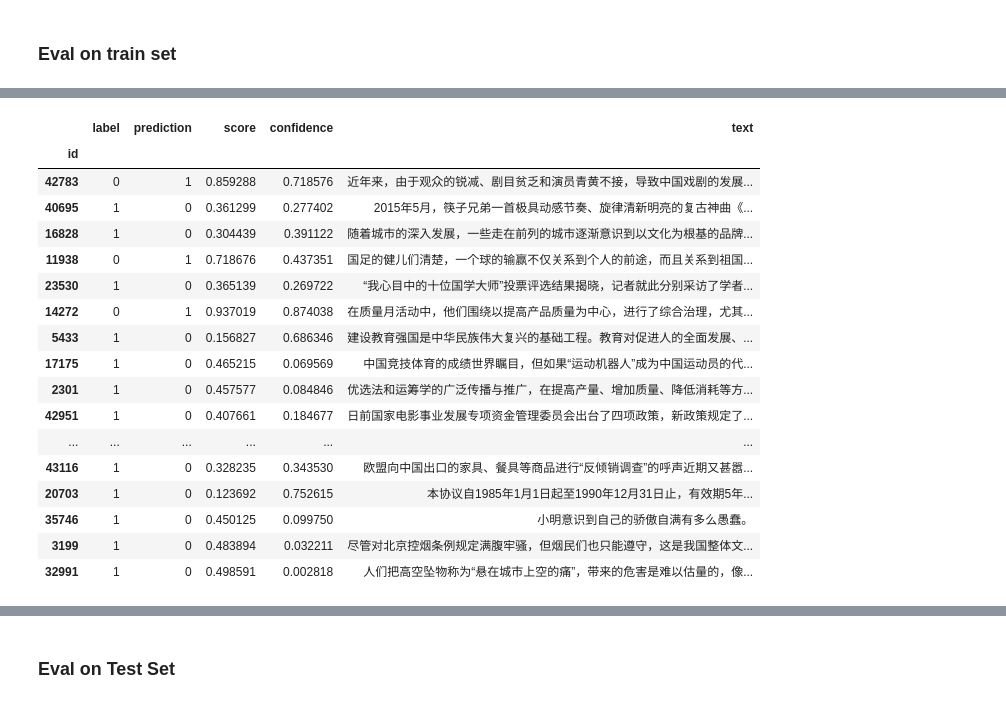
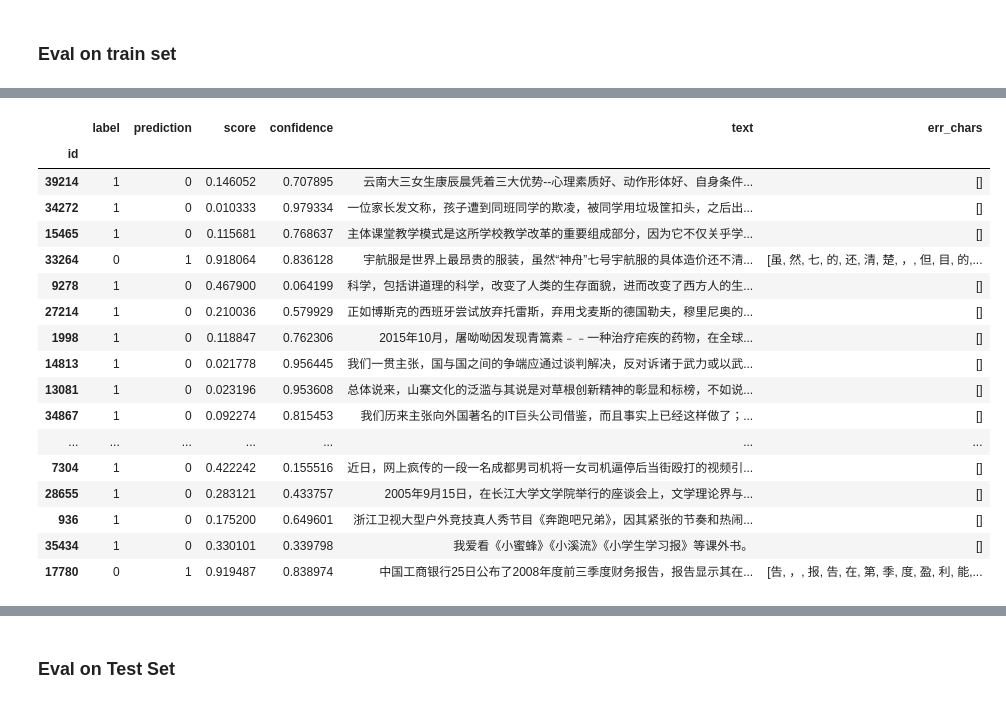
Before and after one commit to holajoa/chinese-grammar-error-detection, a Jupyter notebook: notebooks/predict.ipynb, the cells around one changed output, grey strips where cells are left out. Drawn from its saved outputs; the diff is of its cells as text; code cells hidden in the pictures.

```diff
--- a/notebooks/predict.ipynb
+++ b/notebooks/predict.ipynb
@@ -133,0 +77,31 @@ RuntimeError: Expected all tensors to be on the same device, but found at least
+# %%
+checkpoints = [
+    '../finetuned_models/ner_run_aug_74866/fold0/checkpoint-12195/pytorch_model.bin',
+    # '../finetuned_models/ner_run_aug_74866/fold1/checkpoint-12195/pytorch_model.bin',
+    # '../finetuned_models/ner_run_aug_74866/fold2/checkpoint-12195/pytorch_model.bin',
+    # '../finetuned_models/ner_run_aug_74866/fold3/checkpoint-8130/pytorch_model.bin',
+    # '../finetuned_models/ner_run_aug_74866/fold4/checkpoint-4065/pytorch_model.bin',
+    # '../finetuned_models/ner_run_aug_74866/fold5/checkpoint-8130/pytorch_model.bin',
+    # '../finetuned_models/ner_run_aug_74866/fold6/checkpoint-12195/pytorch_model.bin',
+    # '../finetuned_models/ner_run_aug_74866/fold7/checkpoint-8130/pytorch_model.bin',
+    # '../finetuned_models/ner_run_aug_74866/fold8/checkpoint-8130/pytorch_model.bin',
+    # '../finetuned_models/ner_run_aug_74866/fold9/checkpoint-12195/pytorch_model.bin'
+]
+
+data_configs = {
+    'model_name':model_name,
+    'maxlength':128,
+    'train_val_split':-1,
+    'test':True,
+    'remove_username':False,
+    'remove_punctuation':False,
+    'to_simplified':False,
+    'emoji_to_text':False,
+    'split_words':False,
+    'cut_all':False,
+}
+clf = PipelineGED(model_name=model_name, data_configs=data_configs)
+
+def apply_ged_pipeline(texts):
+    probs, seq_probs, err_char_lst = clf(texts=texts, checkpoints=checkpoints, device=device, output_probabilities=True, display=False)
+    return probs, seq_probs, err_char_lst
@@ -134,19 +112,21 @@ RuntimeError: Expected all tensors to be on the same device, but found at least
 # %% [markdown]
 ### Eval on train set
 # %%
-from torch.nn import Softmax
+probs, seq_probs, err_char_lst = apply_ged_pipeline(train_df.text.values)
 
-sm = Softmax(dim=1)
-prediction = torch.stack(output_tensors).mean(0).argmax(1).cpu().numpy()
+prediction = probs.argmax(1)
 
 data = train_df[['label', 'text']]
 data['prediction'] = prediction
-data['score'] = sm(torch.stack(output_tensors).mean(0))[:, 1].cpu().numpy()
+data['score'] = probs[:, 1]
 data['confidence'] = 1 - 2*np.abs(data.score.values - data.prediction)
 data = data[['label', 'prediction', 'score', 'confidence', 'text']]
+data['err_chars'] = err_char_lst
 print(len(data[data.label != data.prediction]))
-with pd.option_context('display.max_rows', None, 'display.max_columns', None):
+with pd.option_context('display.max_rows', None, 'display.max_columns', None, ):
+    pd.options.display.max_colwidth = 100
     # display(data[data.label != data.prediction].sort_values(by='score'))
     display(data[data.label != data.prediction])
 # data[data.label != data.prediction].to_csv('../case_analysis/aug.csv')
+ntf()
 # %% [output]
@@ -154,21 +134,21 @@ with pd.option_context('display.max_rows', None, 'display.max_columns', None):
-|  | label | prediction | score | confidence | text |
-| id |  |  |  |  |  |
-| 42783 | 0 | 1 | 0.859288 | 0.718576 | 近年来，由于观众的锐减、剧目贫乏和演员青黄不接，导致中国戏剧的发展... |
-| 40695 | 1 | 0 | 0.361299 | 0.277402 | 2015年5月，筷子兄弟一首极具动感节奏、旋律清新明亮的复古神曲《... |
-| 16828 | 1 | 0 | 0.304439 | 0.391122 | 随着城市的深入发展，一些走在前列的城市逐渐意识到以文化为根基的品牌... |
-| 11938 | 0 | 1 | 0.718676 | 0.437351 | 国足的健儿们清楚，一个球的输赢不仅关系到个人的前途，而且关系到祖国... |
-| 23530 | 1 | 0 | 0.365139 | 0.269722 | “我心目中的十位国学大师”投票评选结果揭晓，记者就此分别采访了学者... |
-| 14272 | 0 | 1 | 0.937019 | 0.874038 | 在质量月活动中，他们围绕以提高产品质量为中心，进行了综合治理，尤其... |
-| 5433 | 1 | 0 | 0.156827 | 0.686346 | 建设教育强国是中华民族伟大复兴的基础工程。教育对促进人的全面发展、... |
-| 17175 | 1 | 0 | 0.465215 | 0.069569 | 中国竞技体育的成绩世界瞩目，但如果“运动机器人”成为中国运动员的代... |
-| 2301 | 1 | 0 | 0.457577 | 0.084846 | 优选法和运筹学的广泛传播与推广，在提高产量、增加质量、降低消耗等方... |
-| 42951 | 1 | 0 | 0.407661 | 0.184677 | 日前国家电影事业发展专项资金管理委员会出台了四项政策，新政策规定了... |
-| ... | ... | ... | ... | ... | ... |
-| 43116 | 1 | 0 | 0.328235 | 0.343530 | 欧盟向中国出口的家具、餐具等商品进行“反倾销调查”的呼声近期又甚嚣... |
-| 20703 | 1 | 0 | 0.123692 | 0.752615 | 本协议自1985年1月1日起至1990年12月31日止，有效期5年... |
-| 35746 | 1 | 0 | 0.450125 | 0.099750 | 小明意识到自己的骄傲自满有多么愚蠢。 |
-| 3199 | 1 | 0 | 0.483894 | 0.032211 | 尽管对北京控烟条例规定满腹牢骚，但烟民们也只能遵守，这是我国整体文... |
-| 32991 | 1 | 0 | 0.498591 | 0.002818 | 人们把高空坠物称为“悬在城市上空的痛”，带来的危害是难以估量的，像... |
+|  | label | prediction | score | confidence | text | err_chars |
+| id |  |  |  |  |  |  |
+| 39214 | 1 | 0 | 0.146052 | 0.707895 | 云南大三女生康辰晨凭着三大优势--心理素质好、动作形体好、自身条件... | [] |
+| 34272 | 1 | 0 | 0.010333 | 0.979334 | 一位家长发文称，孩子遭到同班同学的欺凌，被同学用垃圾筐扣头，之后出... | [] |
+| 15465 | 1 | 0 | 0.115681 | 0.768637 | 主体课堂教学模式是这所学校教学改革的重要组成部分，因为它不仅关乎学... | [] |
+| 33264 | 0 | 1 | 0.918064 | 0.836128 | 宇航服是世界上最昂贵的服装，虽然“神舟”七号宇航服的具体造价还不清... | [虽, 然, 七, 的, 还, 清, 楚, ，, 但, 目, 的,... |
+| 9278 | 1 | 0 | 0.467900 | 0.064199 | 科学，包括讲道理的科学，改变了人类的生存面貌，进而改变了西方人的生... | [] |
+| 27214 | 1 | 0 | 0.210036 | 0.579929 | 正如博斯克的西班牙尝试放弃托雷斯，弃用戈麦斯的德国勒夫，穆里尼奥的... | [] |
+| 1998 | 1 | 0 | 0.118847 | 0.762306 | 2015年10月，屠呦呦因发现青篙素﹣﹣一种治疗疟疾的药物，在全球... | [] |
+| 14813 | 1 | 0 | 0.021778 | 0.956445 | 我们一贯主张，国与国之间的争端应通过谈判解决，反对诉诸于武力或以武... | [] |
+| 13081 | 1 | 0 | 0.023196 | 0.953608 | 总体说来，山寨文化的泛滥与其说是对草根创新精神的彰显和标榜，不如说... | [] |
+| 34867 | 1 | 0 | 0.092274 | 0.815453 | 我们历来主张向外国著名的IT巨头公司借鉴，而且事实上已经这样做了；... | [] |
+| ... | ... | ... | ... | ... | ... | ... |
+| 7304 | 1 | 0 | 0.422242 | 0.155516 | 近日，网上疯传的一段一名成都男司机将一女司机逼停后当街殴打的视频引... | [] |
+| 28655 | 1 | 0 | 0.283121 | 0.433757 | 2005年9月15日，在长江大学文学院举行的座谈会上，文学理论界与... | [] |
+| 936 | 1 | 0 | 0.175200 | 0.649601 | 浙江卫视大型户外竞技真人秀节目《奔跑吧兄弟》，因其紧张的节奏和热闹... | [] |
+| 35434 | 1 | 0 | 0.330101 | 0.339798 | 我爱看《小蜜蜂》《小溪流》《小学生学习报》等课外书。 | [] |
+| 17780 | 0 | 1 | 0.919487 | 0.838974 | 中国工商银行25日公布了2008年度前三季度财务报告，报告显示其在... | [告, ，, 报, 告, 在, 第, 季, 度, 盈, 利, 能,... |
 # %%
 fp = ((data.label == 0).values * (data.prediction==1).values).sum()
 fn = ((data.label == 1).values * (data.prediction==0).values).sum()
```
Also changed, not shown: parts of 10 cells of this notebook, 5 other files.
